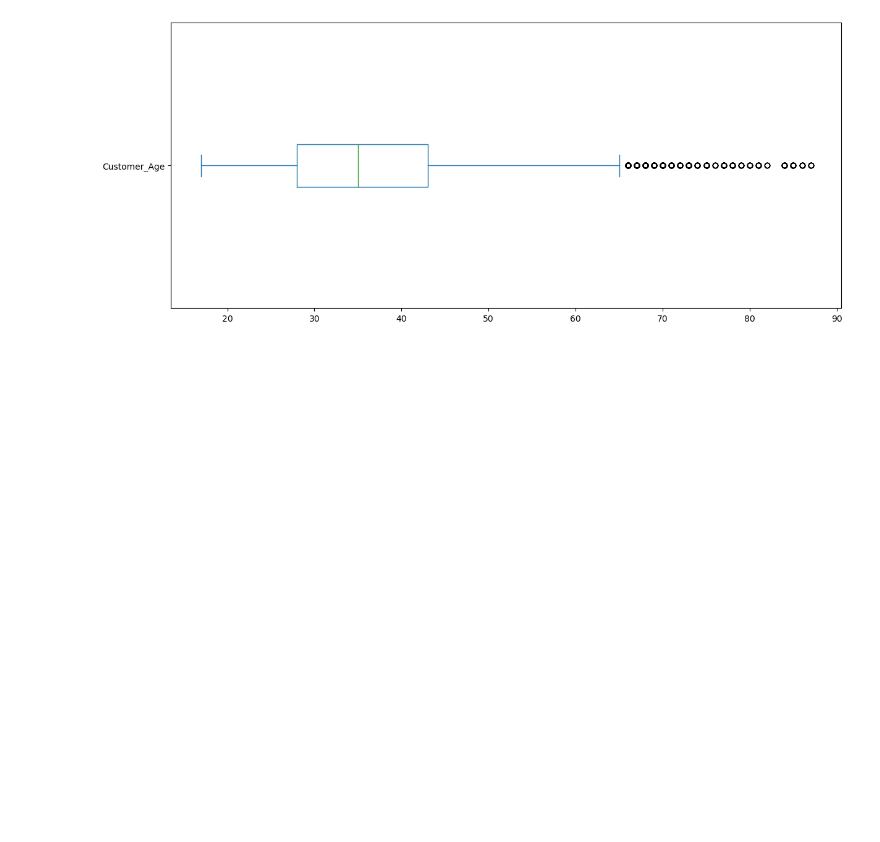
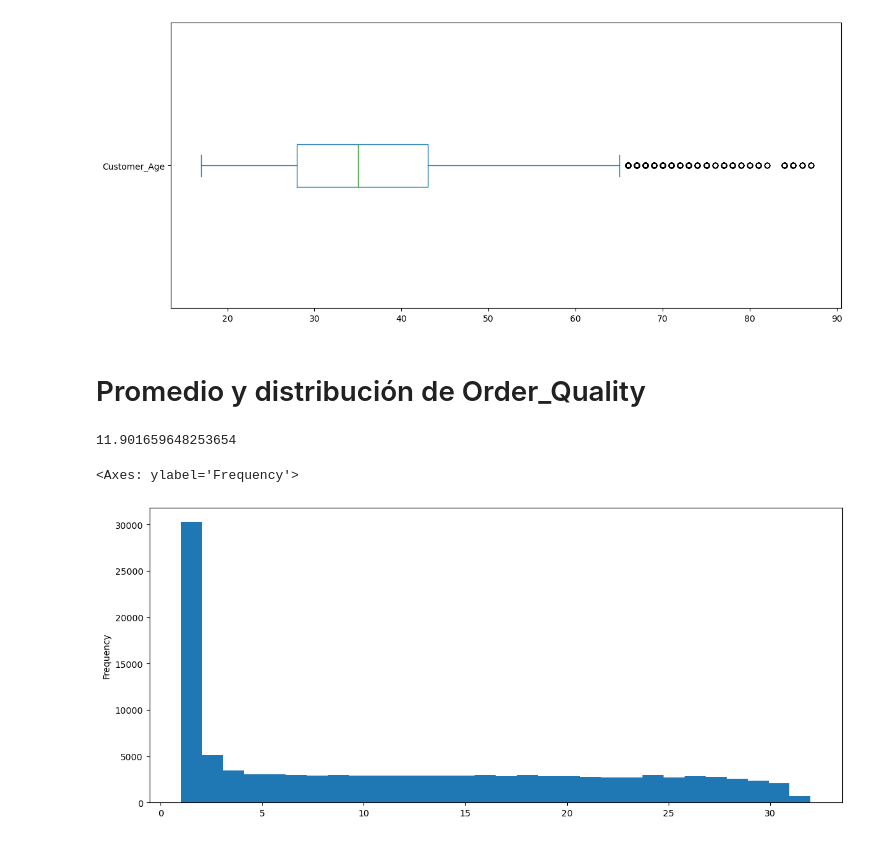
Before and after one commit to luroel/bike-sales-store, a Jupyter notebook: sales_data.ipynb, the cells around one changed output. Drawn from its saved outputs; the diff is of its cells as text; code cells hidden in the pictures; blank space fills up the shorter version.

Commit message:
Promedio y distribución Order_Quantity

```diff
--- a/sales_data.ipynb
+++ b/sales_data.ipynb
@@ -34,3 +34,14 @@ sales['Customer_Age'].plot(kind='box', vert=False, figsize=(14,6))
 # %% [output]
 <Axes: >
 [figure]
+# %% [markdown]
+# Promedio y distribución de Order_Quality
+# %%
+sales['Order_Quantity'].mean()
+# %% [output]
+11.901659648253654
+# %%
+sales['Order_Quantity'].plot(kind='hist', figsize=(14,6), bins=30)
+# %% [output]
+<Axes: ylabel='Frequency'>
+[figure, added]
```
Also changed, not shown: parts of 1 cell of this notebook.
